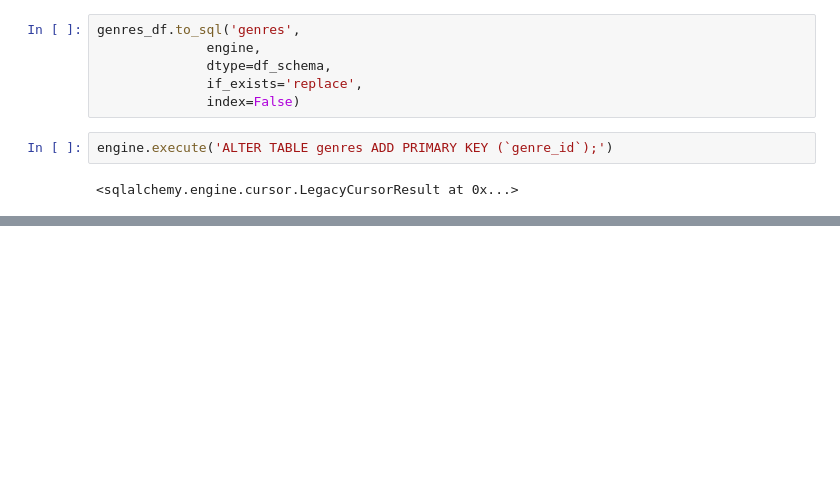
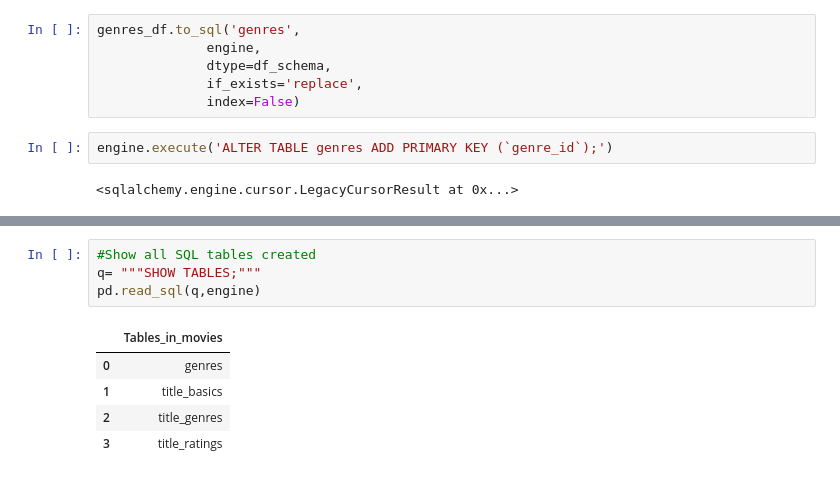
Before and after one commit to rommeljpadilla/imdb, a Jupyter notebook: TMDB part 3.ipynb, the cells around one changed output, grey strips where cells are left out. Saved outputs shown, nothing was run; the diff lists cells and outputs as text; blank space fills up the shorter version.

```diff
--- a/TMDB part 3.ipynb
+++ b/TMDB part 3.ipynb
@@ -265,0 +326,10 @@ engine.execute('ALTER TABLE genres ADD PRIMARY KEY (`genre_id`);')
+# %%
+#Show all SQL tables created
+q= """SHOW TABLES;"""
+pd.read_sql(q,engine)
+# %% [output]
+|  | Tables_in_movies |
+| 0 | genres |
+| 1 | title_basics |
+| 2 | title_genres |
+| 3 | title_ratings |
```
Also changed, not shown: parts of 15 cells of this notebook, 10 other files.
